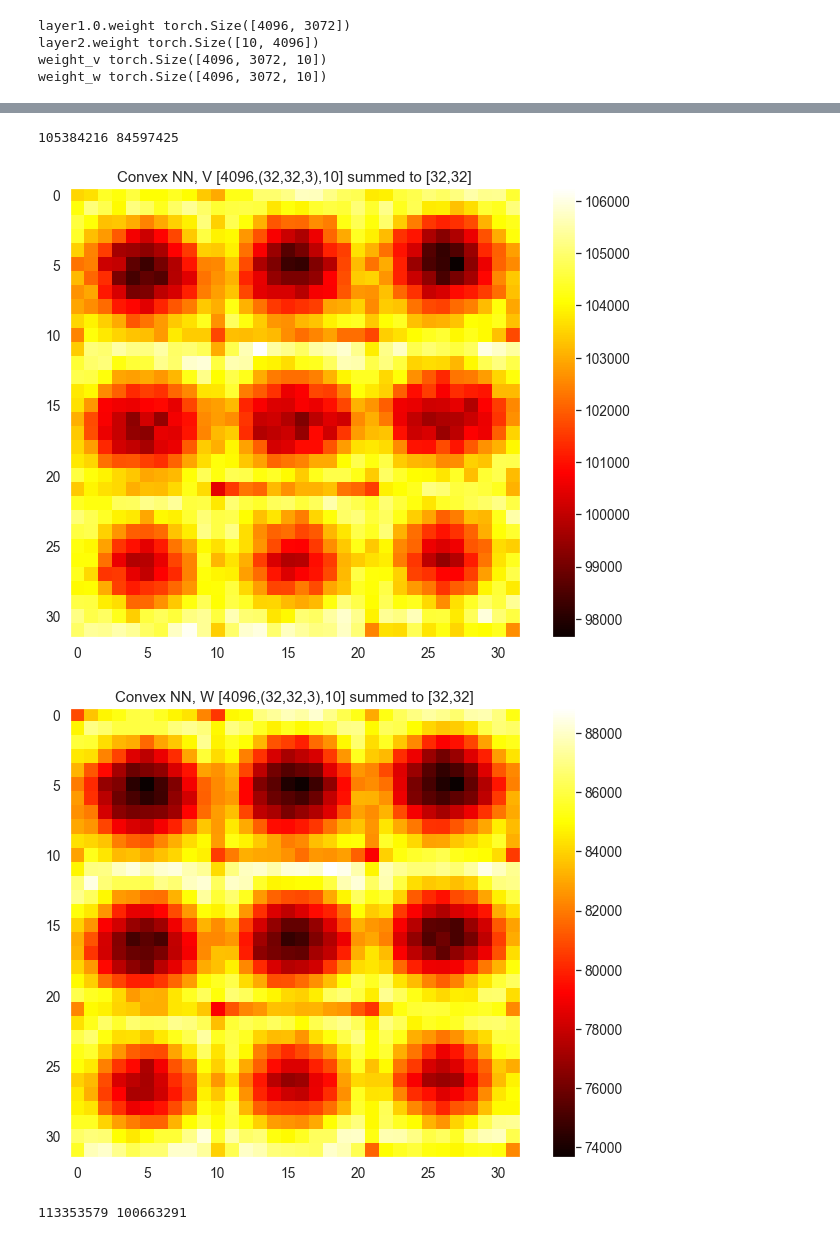
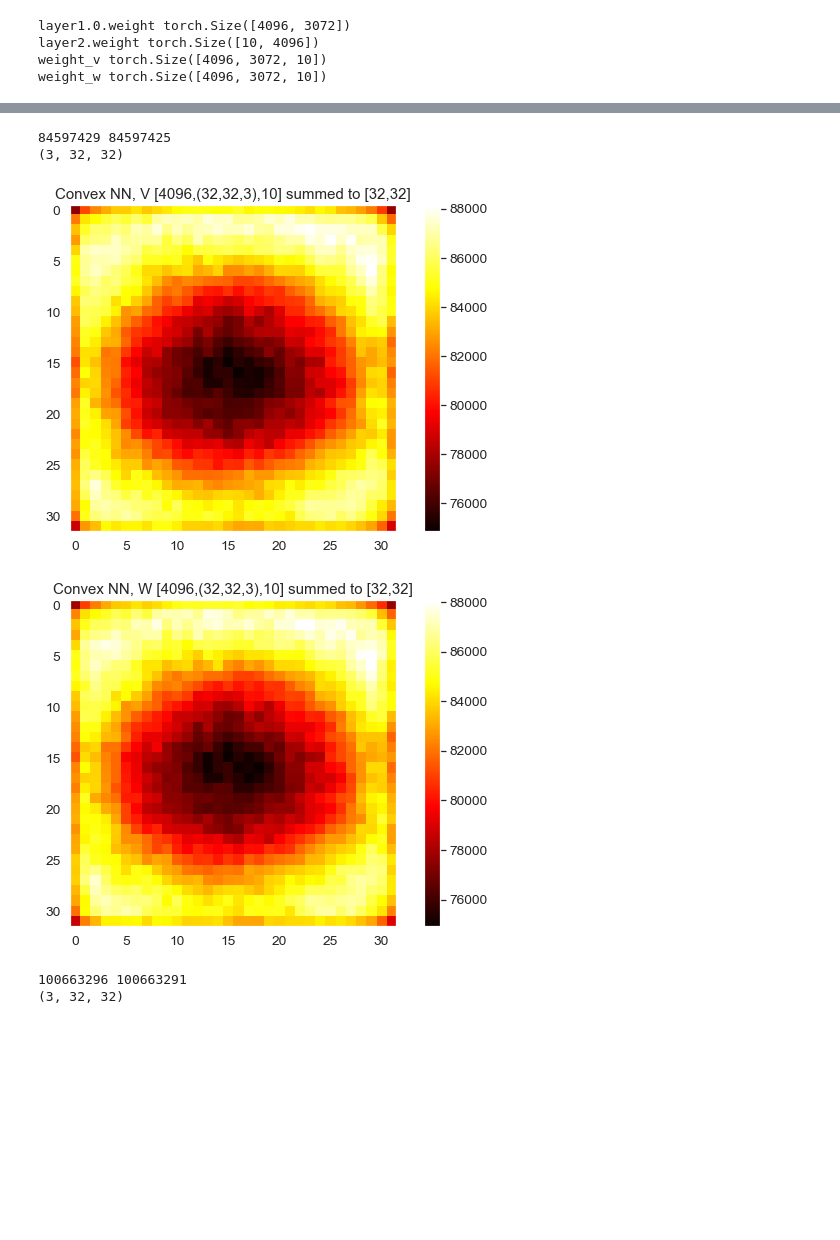
Before and after one commit to amil5/convex_nn, a Jupyter notebook: Visualizations.ipynb, the cells around one changed output, grey strips where cells are left out. Drawn from its saved outputs; the diff is of its cells as text; code cells hidden in the pictures; blank space fills up the shorter version.

```diff
--- a/Visualizations.ipynb
+++ b/Visualizations.ipynb
@@ -201,30 +201,32 @@ ncvx_heatmap(n_P1)
 # %%
 #[4096, 3072, 10]
 
 def cvx_heatmap(m,EPS=1e-12):
     l = [l.numpy() for l in m.values()]
     # FIX
 
-    l1 = np.sum(np.sum(np.abs(l[0] < EPS),axis=2).reshape(l[0].shape[0],32,32,3),axis=0)
-    l2 = np.sum(np.sum(np.abs(l[1]) < EPS,axis=2).reshape(l[1].shape[0],32,32,3),axis=0)
+    l1 = np.sum(np.sum(np.abs(l[0]) < EPS,axis=2).reshape(l[0].shape[0],3,32,32),axis=1)
+    l2 = np.sum(np.sum(np.abs(l[1]) < EPS,axis=2).reshape(l[1].shape[0],3,32,32),axis=0)
     print(np.sum(l1), np.sum(l2))
-
+    print(l2.shape)
     plt.grid(False)
-    plt.imshow(np.sum(l1,axis=2), cmap='hot', interpolation='nearest')
+    plt.imshow(np.sum(l1,axis=0), cmap='hot', interpolation='nearest')
     plt.colorbar()
     plt.title("Convex NN, V [4096,(32,32,3),10] summed to [32,32]")
     plt.show()
 
     plt.grid(False)
-    plt.imshow(np.sum(l2,axis=2), cmap='hot', interpolation='nearest')
+    plt.imshow(np.sum(l2,axis=0), cmap='hot', interpolation='nearest')
     plt.colorbar()
     plt.title("Convex NN, W [4096,(32,32,3),10] summed to [32,32]")
     plt.show()
 
 cvx_heatmap(c_P5)
 cvx_heatmap(c_P1)
 # %% [output]
-105384216 84597425
+84597429 84597425
+(3, 32, 32)
-[figure, old version]
+[figure, new version]
-[figure, old version]
+[figure, new version]
-113353579 100663291
+100663296 100663291
+(3, 32, 32)
```
Also changed, not shown: parts of 2 cells of this notebook, 14 other files.
